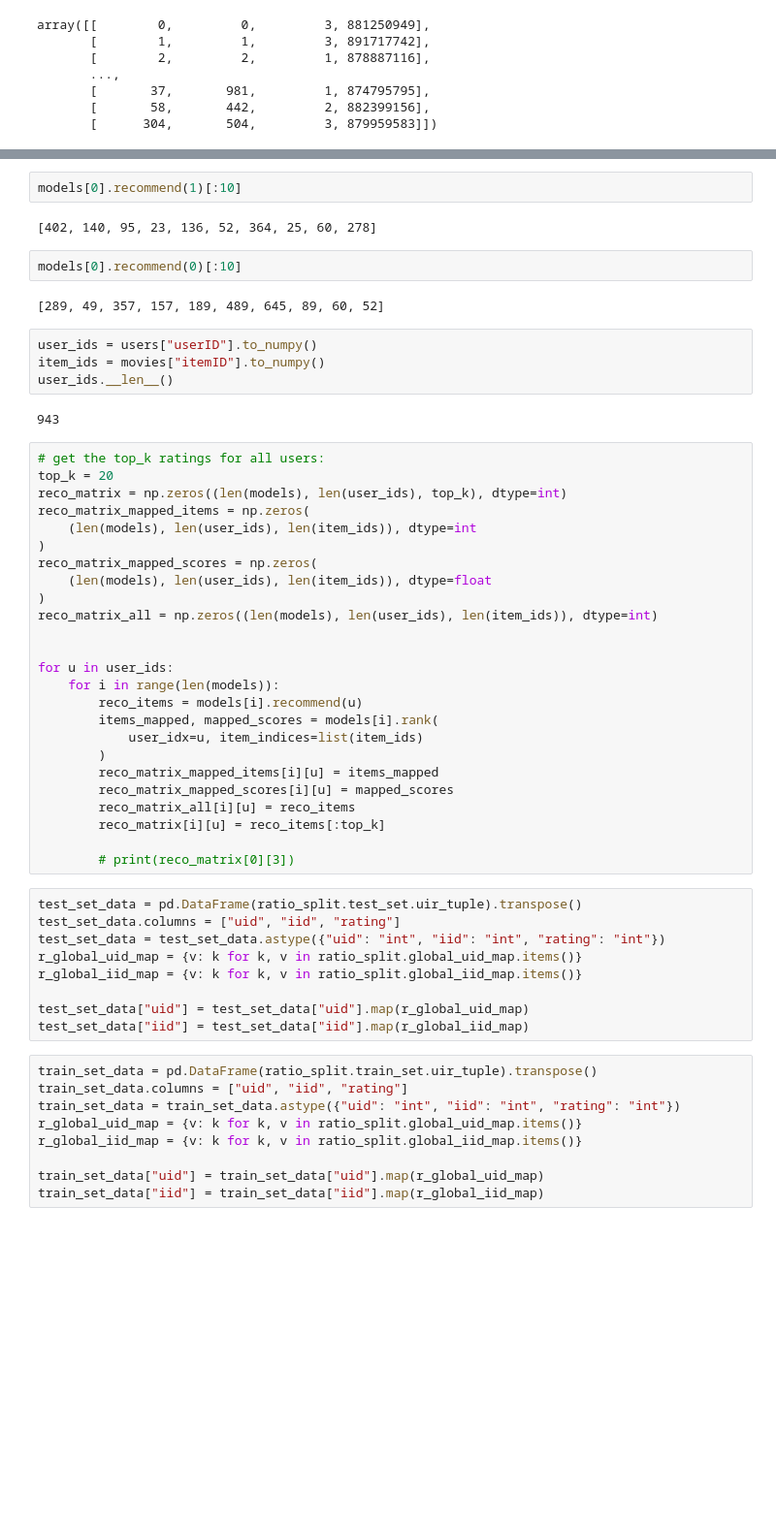
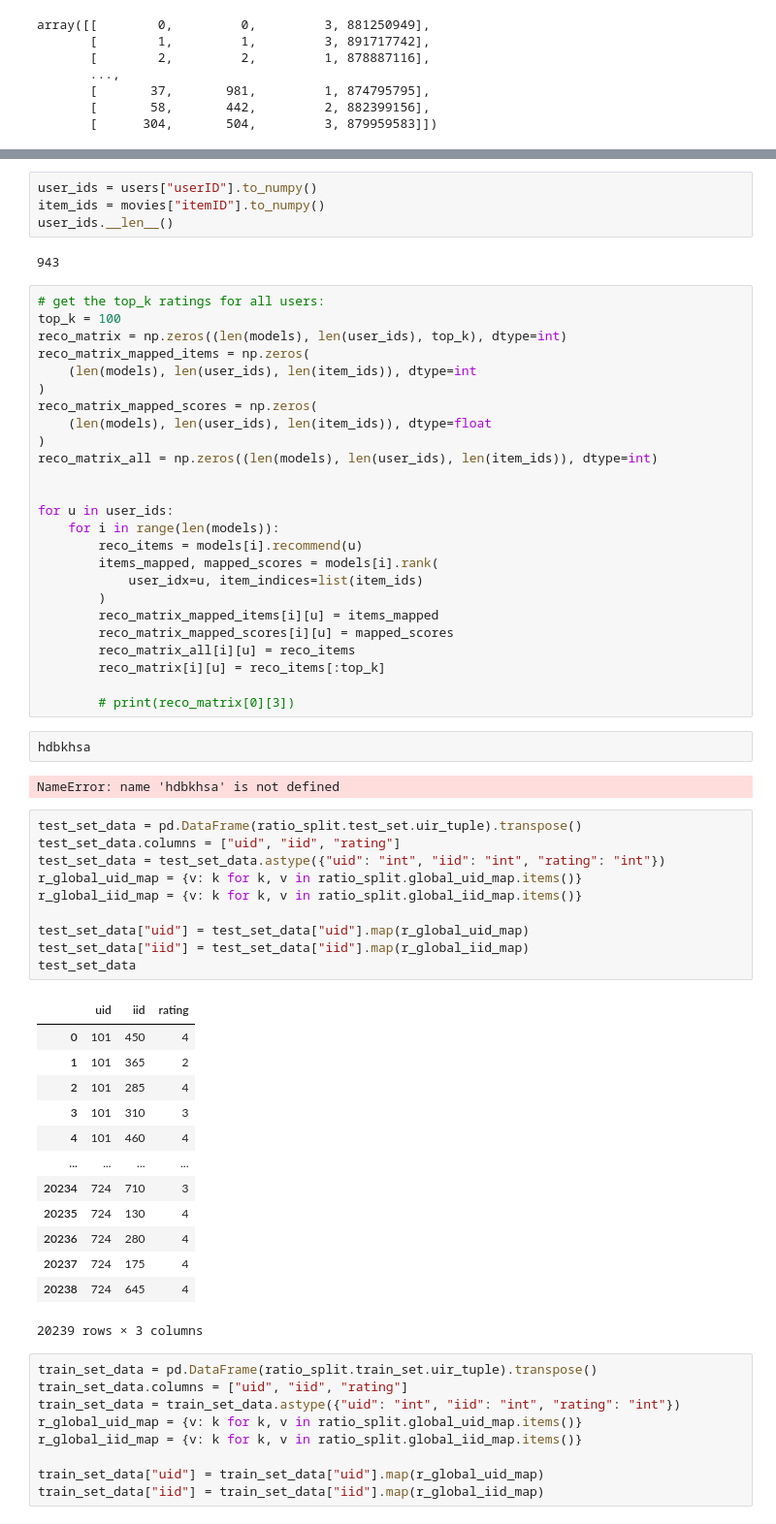
Before and after one commit to tahsinkheya/re_ranking_clean, a Jupyter notebook: experiments/models_run.ipynb, the cells around one changed output, grey strips where cells are left out. Shown at 97% size. Cells and saved outputs as stored; diff of their text form; blank space fills up the shorter version.

```diff
--- a/experiments/models_run.ipynb
+++ b/experiments/models_run.ipynb
@@ -199,11 +199,3 @@ vae100 | 0.8483 |      0.7709 | 0.1295 |  0.1794 |       0.1280 |    0.1669 |
-# %%
-models[0].recommend(1)[:10]
-# %% [output]
-[402, 140, 95, 23, 136, 52, 364, 25, 60, 278]
-# %%
-models[0].recommend(0)[:10]
-# %% [output]
-[289, 49, 357, 157, 189, 489, 645, 89, 60, 52]
 # %%
 user_ids = users["userID"].to_numpy()
 item_ids = movies["itemID"].to_numpy()
@@ -212,7 +204,7 @@ user_ids.__len__()
 943
 # %%
 # get the top_k ratings for all users:
-top_k = 20
+top_k = 100
 reco_matrix = np.zeros((len(models), len(user_ids), top_k), dtype=int)
 reco_matrix_mapped_items = np.zeros(
     (len(models), len(user_ids), len(item_ids)), dtype=int
@@ -235,15 +227,34 @@ for u in user_ids:
         reco_matrix[i][u] = reco_items[:top_k]
 
         # print(reco_matrix[0][3])
+# %%
+hdbkhsa
+# %% [output]
+NameError: name 'hdbkhsa' is not defined
 # %%
 test_set_data = pd.DataFrame(ratio_split.test_set.uir_tuple).transpose()
 test_set_data.columns = ["uid", "iid", "rating"]
 test_set_data = test_set_data.astype({"uid": "int", "iid": "int", "rating": "int"})
 r_global_uid_map = {v: k for k, v in ratio_split.global_uid_map.items()}
 r_global_iid_map = {v: k for k, v in ratio_split.global_iid_map.items()}
 
 test_set_data["uid"] = test_set_data["uid"].map(r_global_uid_map)
 test_set_data["iid"] = test_set_data["iid"].map(r_global_iid_map)
+test_set_data
+# %% [output]
+|  | uid | iid | rating |
+| 0 | 101 | 450 | 4 |
+| 1 | 101 | 365 | 2 |
+| 2 | 101 | 285 | 4 |
+| 3 | 101 | 310 | 3 |
+| 4 | 101 | 460 | 4 |
+| ... | ... | ... | ... |
+| 20234 | 724 | 710 | 3 |
+| 20235 | 724 | 130 | 4 |
+| 20236 | 724 | 280 | 4 |
+| 20237 | 724 | 175 | 4 |
+| 20238 | 724 | 645 | 4 |
+20239 rows × 3 columns
 # %%
 train_set_data = pd.DataFrame(ratio_split.train_set.uir_tuple).transpose()
 train_set_data.columns = ["uid", "iid", "rating"]
```
Also changed, not shown: parts of 9 cells of this notebook, 20 other files.
